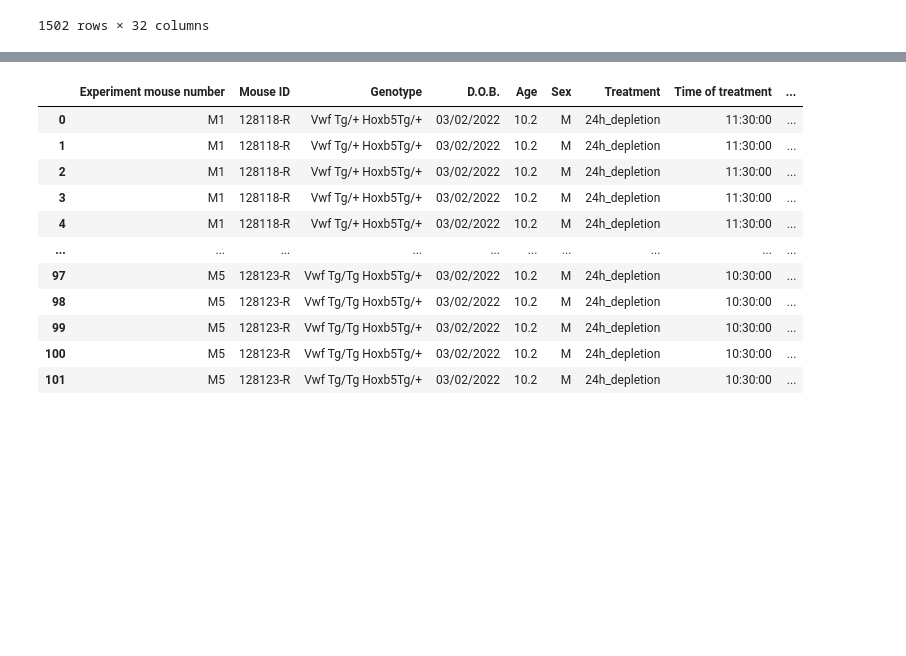
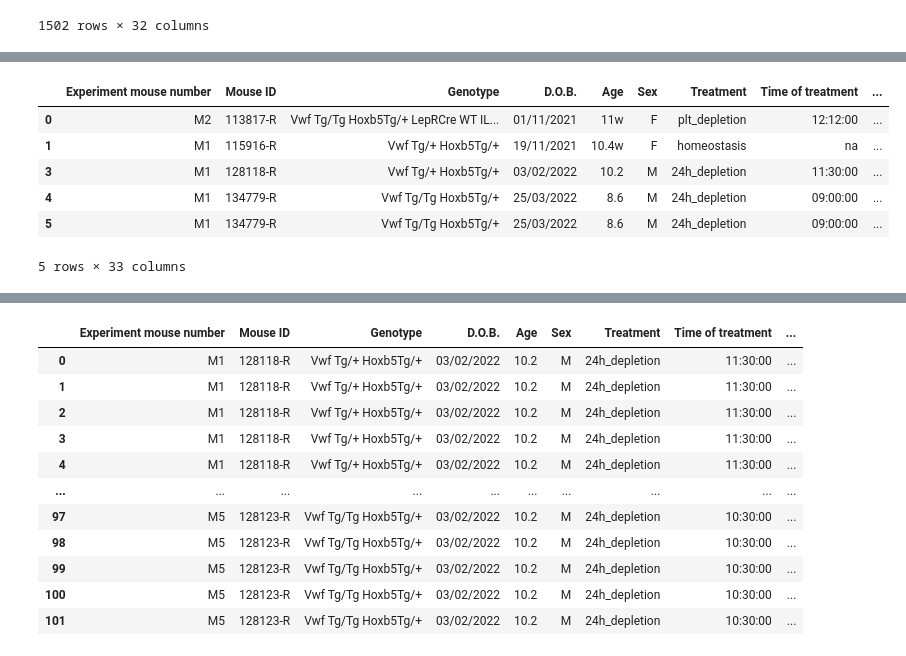
Before and after one commit to Mas515/Image_analysis, a Jupyter notebook: CZI_metadata_processing/Metadata_plotting.ipynb, the cells around one changed output, grey strips where cells are left out. Drawn from its saved outputs; the diff is of its cells as text; code cells hidden in the pictures; blank space fills up the shorter version.

```diff
--- a/CZI_metadata_processing/Metadata_plotting.ipynb
+++ b/CZI_metadata_processing/Metadata_plotting.ipynb
@@ -150,0 +335,11 @@ merged_df
+# %%
+xdf[~((xdf['Treatment'].str.contains("plt_depletion")) & (xdf['TrueTreatment'].str.contains("Thomeostasis")))]
+xdf[~((xdf['Treatment'].str.contains("homeostasis")) & (xdf['TrueTreatment'].str.contains("Tdepletion")))]
+# %% [output]
+|  | Experiment mouse number | Mouse ID | Genotype | D.O.B. | Age | Sex | Treatment | Time of treatment | ... |
+| 0 | M2 | 113817-R | Vwf Tg/Tg Hoxb5Tg/+ LepRCre WT IL... | 01/11/2021 | 11w | F | plt_depletion | 12:12:00 | ... |
+| 1 | M1 | 115916-R | Vwf Tg/+ Hoxb5Tg/+ | 19/11/2021 | 10.4w | F | homeostasis | na | ... |
+| 3 | M1 | 128118-R | Vwf Tg/+ Hoxb5Tg/+ | 03/02/2022 | 10.2 | M | 24h_depletion | 11:30:00 | ... |
+| 4 | M1 | 134779-R | Vwf Tg/Tg Hoxb5Tg/+ | 25/03/2022 | 8.6 | M | 24h_depletion | 09:00:00 | ... |
+| 5 | M1 | 134779-R | Vwf Tg/Tg Hoxb5Tg/+ | 25/03/2022 | 8.6 | M | 24h_depletion | 09:00:00 | ... |
+5 rows × 33 columns
```
Also changed, not shown: parts of 9 cells of this notebook.
